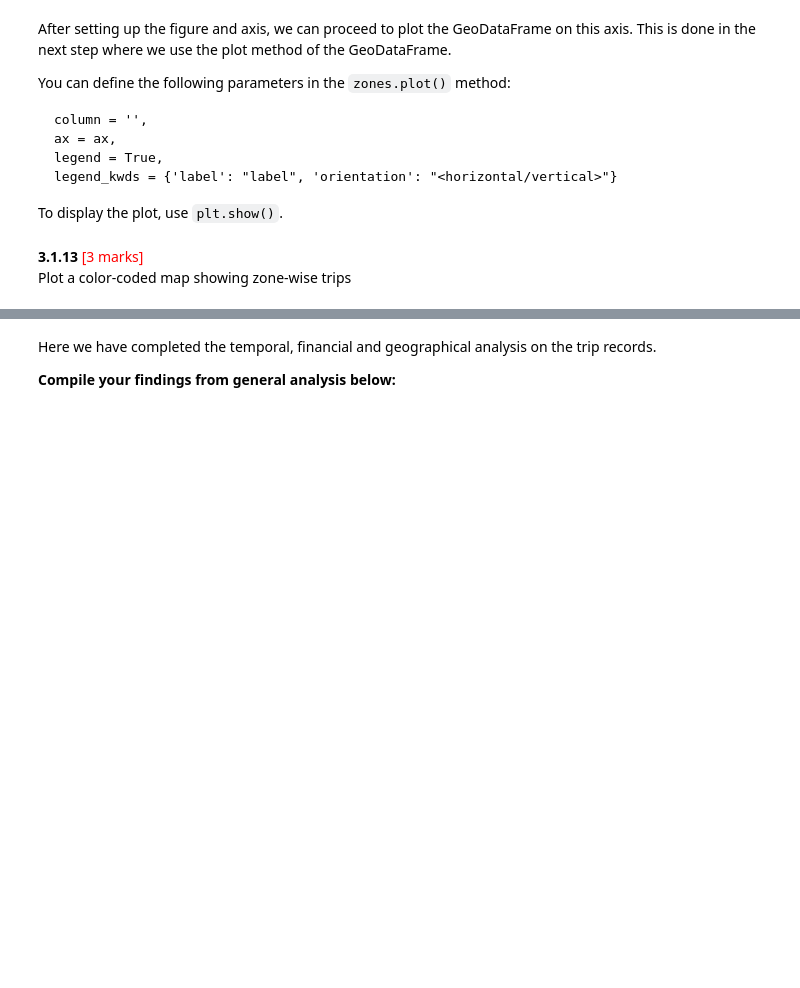
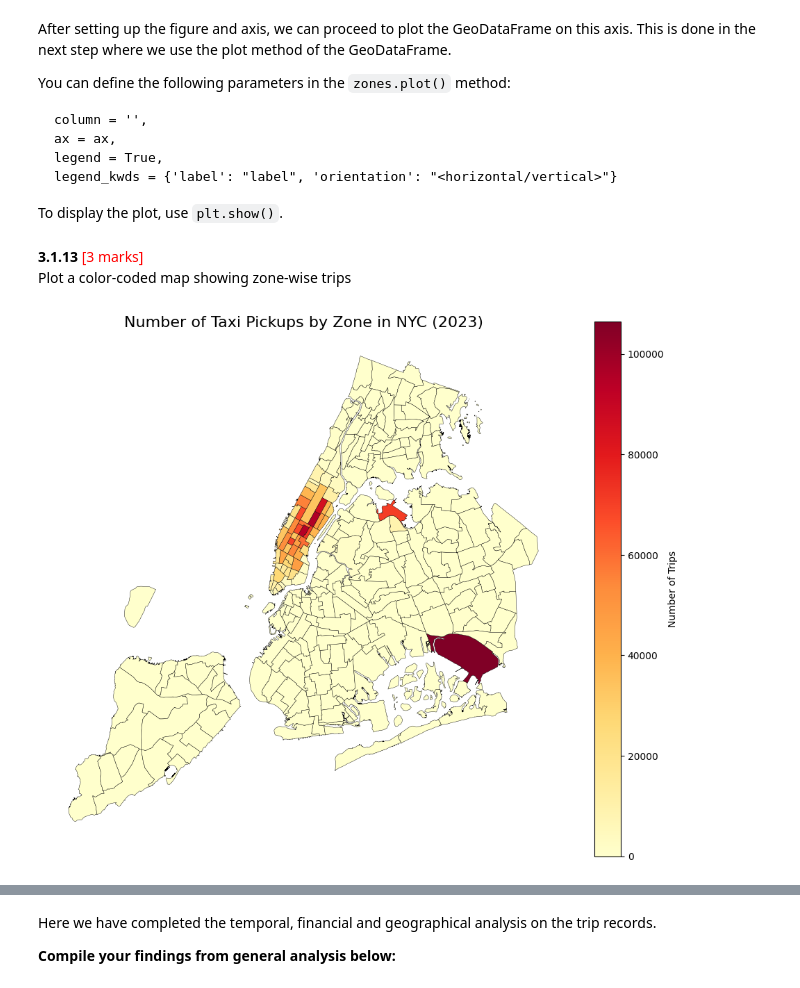
Before and after one commit to rahuljeyaraj/EDA-NYC-Taxi, a Jupyter notebook: EDA_Assg_NYC_Taxi_Starter.ipynb, the cells around one changed output, grey strips where cells are left out. Drawn from its saved outputs; the diff is of its cells as text; code cells hidden in the pictures; blank space fills up the shorter version.

```diff
--- a/EDA_Assg_NYC_Taxi_Starter.ipynb
+++ b/EDA_Assg_NYC_Taxi_Starter.ipynb
@@ -747,7 +747,7 @@ df['pickup_day'] = df['tpep_pickup_datetime'].dt.day_name()
 df['pickup_month'] = df['tpep_pickup_datetime'].dt.month
 df['pickup_month_name'] = df['tpep_pickup_datetime'].dt.month_name()
 df['pickup_dayofweek'] = df['tpep_pickup_datetime'].dt.dayofweek
-df['isweekend'] = df['pickup_dayofweek'].isin([5, 6]).astype(bool)
+df['is_weekend'] = df['pickup_dayofweek'].isin([5, 6]).astype(bool)
 
 #Ensure integer types for ID columns
 for col in ['VendorID', 'RatecodeID', 'PULocationID', 'DOLocationID', 'payment_type']:
@@ -1237,0 +1315,8 @@ Group data by location IDs to find the total number of trips per location ID
+# %%
+# Group data by location and calculate the number of trips
+trip_per_zone = df_merged.groupby('pickup_zone').size().reset_index(name='num_trips')
+trip_per_zone = trip_per_zone.sort_values('num_trips', ascending=False)
+
+print("Top 10 pickup zones by number of trips:\n")
+print(trip_per_zone.head(10).to_string(index=False))
+print(f"\nTotal zones with pickups: {len(trip_per_zone)}")
@@ -1244,0 +1344,7 @@ We will use this to plot a map of zones showing total trips per zone.
+# %%
+# Merge trip counts back to the zones GeoDataFrame
+zones_with_trips = zones.merge(trip_per_zone, left_on='zone', right_on='pickup_zone', how='left')
+zones_with_trips['num_trips'] = zones_with_trips['num_trips'].fillna(0)
+
+print(f"Zones GeoDataFrame shape after merge: {zones_with_trips.shape}")
+zones_with_trips.head()
@@ -1277,2 +1386,23 @@ Plot a color-coded map showing zone-wise trips
+# %%
+# Define figure and axis
+fig, ax = plt.subplots(1, 1, figsize=(12, 10))
+
+# Plot the map and display it
+zones_with_trips.plot(
+    column='num_trips',
+    ax=ax,
+    legend=True,
+    legend_kwds={'label': "Number of Trips", 'orientation': "vertical"},
+    cmap='YlOrRd',
+    edgecolor='black',
+    linewidth=0.3,
+    missing_kwds={'color': 'lightgrey'}
+)
+
+ax.set_title('Number of Taxi Pickups by Zone in NYC (2023)', fontsize=16)
+ax.axis('off')
+plt.show()
+# %% [output]
+[figure, added]
 # %%
 # can you try displaying the zones DF sorted by the number of trips?
```
Also changed, not shown: parts of 26 cells of this notebook.
